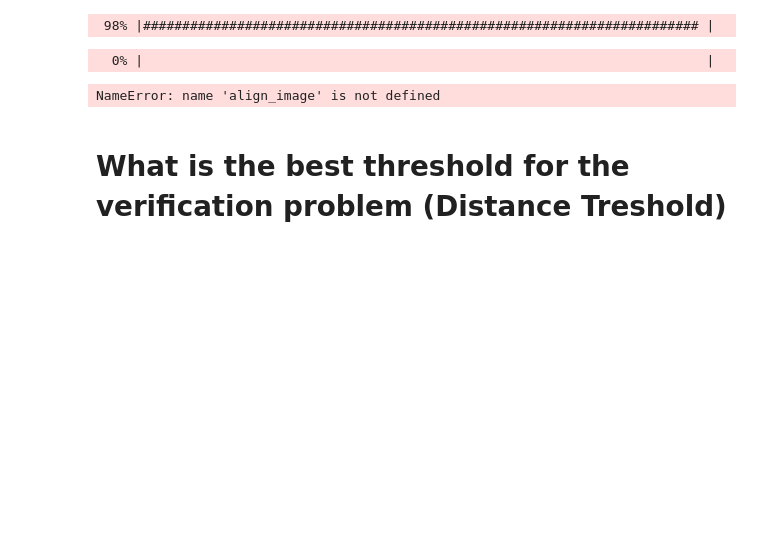
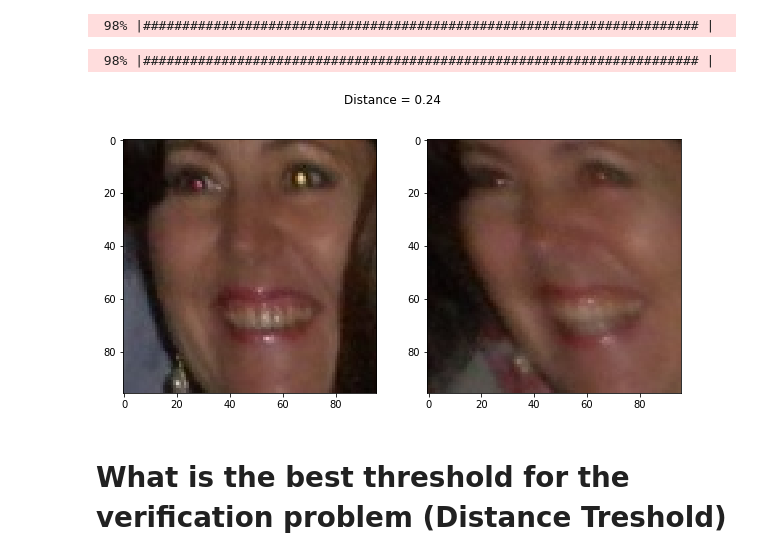
Before and after one commit to Thulio-Carvalho/DeepEvents, a Jupyter notebook: FaceNet.ipynb, the cells around one changed output. Saved outputs shown, nothing was run; the diff lists cells and outputs as text; code cells hidden in the pictures; blank space fills up the shorter version.

Commit message:
added embeddings generation, fixed image saving and added show distance code

```diff
--- a/FaceNet.ipynb
+++ b/FaceNet.ipynb
@@ -172,7 +172,7 @@ def save_image(img, path = FACES_DIR, image_name = '', extension = '.jpg'):
     full_img_name = image_name + extension
     full_path = path + full_img_name
 
-    if (not cv2.imwrite(full_path, img)):
+    if (not cv2.imwrite(full_path, img[...,::-1])):
         raise Exception('Image could not be written')
 # %%
 from progressbar import ProgressBar
@@ -195,35 +195,40 @@ for i, m, in enumerate(metadata):
     progress.update(i)
 # %% [output]
  98% |####################################################################### |
+# %%
+metadata_faces = load_metadata(FACES_DIR, False)
 # %%
 from progressbar import ProgressBar
 
-num_images = metadata.shape[0]
-progress = ProgressBar(num_images)
+num_faces = len(metadata_faces)
+progress = ProgressBar(num_faces)
 progress.start()
 
-embedded = np.zeros((num_images, 128))
+embedded = np.zeros((num_faces, 128))
 
-for i, m in enumerate(metadata):
-    #print(m.image_path())
+for i, m in enumerate(metadata_faces):
     img = load_image(m.image_path())
-    img = align_image(img)
-    # scale RGB values to interval [0,1]
     img = (img / 255.).astype(np.float32)
-    # obtain embedding vector for image
     embedded[i] = nn4_small2_pretrained.predict(np.expand_dims(img, axis=0))[0]
     progress.update(i)
 # %% [output]
-  0% |                                                                        |
+ 98% |####################################################################### |
-NameError: name 'align_image' is not defined
 # %%
 def distance(emb1, emb2):
     return np.sum(np.square(emb1 - emb2))
 
 def show_pair(idx1, idx2):
     plt.figure(figsize=(10,5))
-    plt.suptitle(f'Distance = {distance(embedded[idx1], embedded[idx2]):.2f}')
+    plt.suptitle('Distance = %.2f' % (distance(embedded[idx1], embedded[idx2])))
     plt.subplot(121)
-    plt.imshow(load_image(metadata[idx1].image_path()))
+    plt.imshow(load_image(metadata_faces[idx1].image_path()))
     plt.subplot(122)
-    plt.imshow(load_image(metadata[idx2].image_path()));
+    plt.imshow(load_image(metadata_faces[idx2].image_path()));
+
+def show_pair_name(img_name1, img_name2):
+    for i, m in enumerate(metadata_faces):
+        if m.file == img_name1:
+            idx1 = i
+        if m.file == img_name2:
+            idx2 = i
+    show_pair(idx1, idx2)
@@ -233,3 +235,7 @@ show_pair(98,113)
+# %%
+show_pair_name('2fbdc9B707.jpg', '3Bc47289D1.jpg')
+# %% [output]
+[figure, added]
 # %% [markdown]
 # What is the best threshold for the verification problem (Distance Treshold)
 # %%
```
Also changed, not shown: parts of 1 cell of this notebook.
